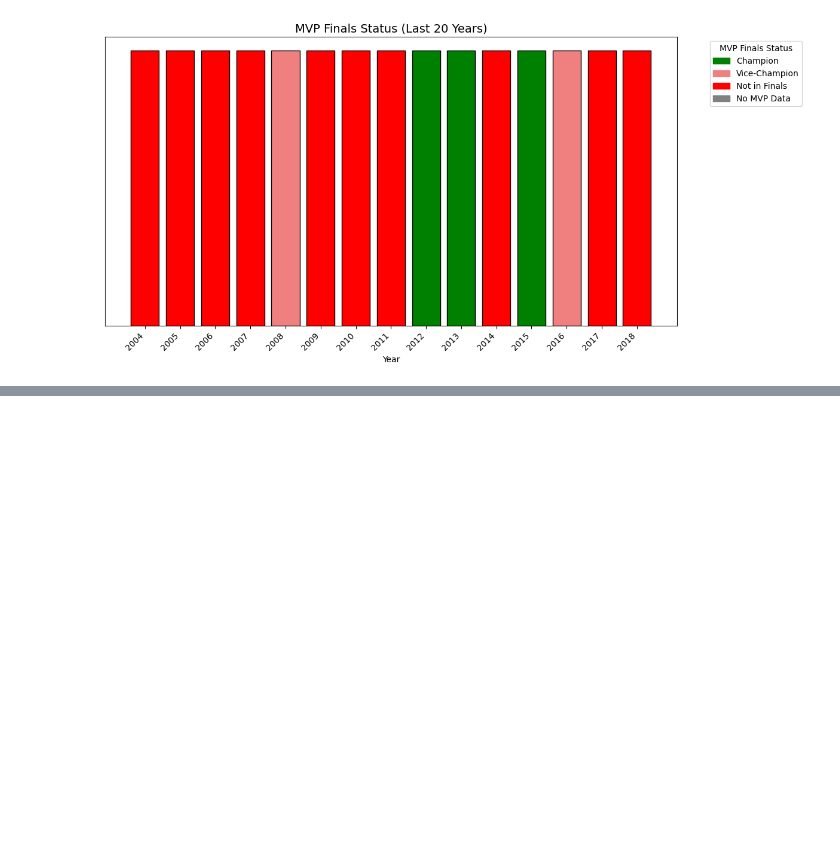
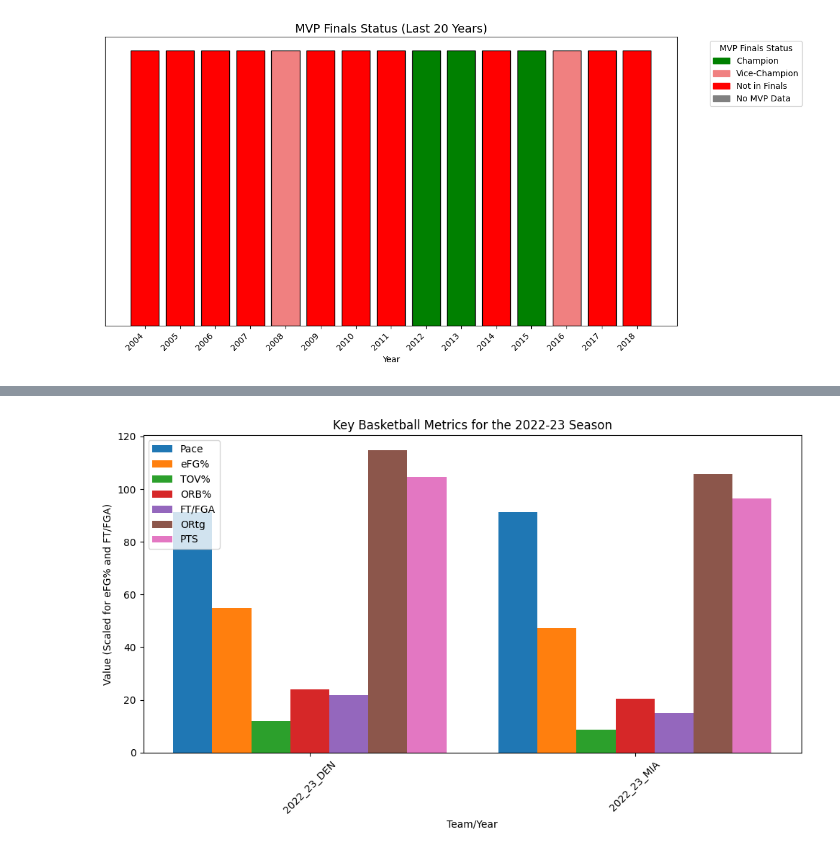
Before and after one commit to nthn22/2410project, a Jupyter notebook: 2410project/creategraphs.ipynb, the cells around one changed output, grey strips where cells are left out. Cells and saved outputs as stored; diff of their text form; code cells hidden in the pictures; blank space fills up the shorter version.

```diff
--- a/2410project/creategraphs.ipynb
+++ b/2410project/creategraphs.ipynb
@@ -511,0 +534,48 @@ See the caveats in the documentation: https://pandas.pydata.org/pandas-docs/stab
+# %%
+import pandas as pd
+import matplotlib.pyplot as plt
+
+# Load the data (replace with your actual file path if necessary)
+file_path = 'finalsmatchups/Combined_Finals_Four_Factors.csv'
+data = pd.read_csv(file_path)
+
+# Specify the columns you want to use
+columns_to_use = ["Category", "2022_23_DEN", "2022_23_MIA"]
+subset_data = data[columns_to_use]
+
+# Transpose the data for easier plotting (Categories become columns, Teams/Years become rows)
+subset_data = subset_data.set_index("Category").T
+
+# Rescale eFG% and FT/FGA for better visualization
+subset_data_rescaled = subset_data.copy()
+subset_data_rescaled.loc[:, "eFG%"] = subset_data["eFG%"] * 100  # Scale to percentage
+subset_data_rescaled.loc[:, "FT/FGA"] = subset_data["FT/FGA"] * 100  # Scale to percentage
+
+# Prepare data for plotting
+categories = subset_data_rescaled.columns
+teams_years = subset_data_rescaled.index
+x = range(len(teams_years))  # X positions for the teams/years
+width = 0.12  # Smaller bar width for better spacing
+
+# Plot the bar chart
+plt.figure(figsize=(10, 6))
+
+# Plot bars for each category with appropriate spacing
+for i, category in enumerate(categories):
+    plt.bar(
+        [pos + i * width for pos in x],  # Offset each category
+        subset_data_rescaled[category],
+        width=width,
+        label=category
+    )
+
+# Add labels, title, and legend
+plt.xticks([pos + (width * (len(categories) - 1) / 2) for pos in x], teams_years, rotation=45)
+plt.xlabel("Team/Year")
+plt.ylabel("Value (Scaled for eFG% and FT/FGA)")
+plt.title("Key Basketball Metrics for the 2022-23 Season")
+plt.legend()
+plt.tight_layout()
+plt.show()
+# %% [output]
+[figure, added]
```
Also changed, not shown: parts of 2 cells of this notebook, 1 other file.
